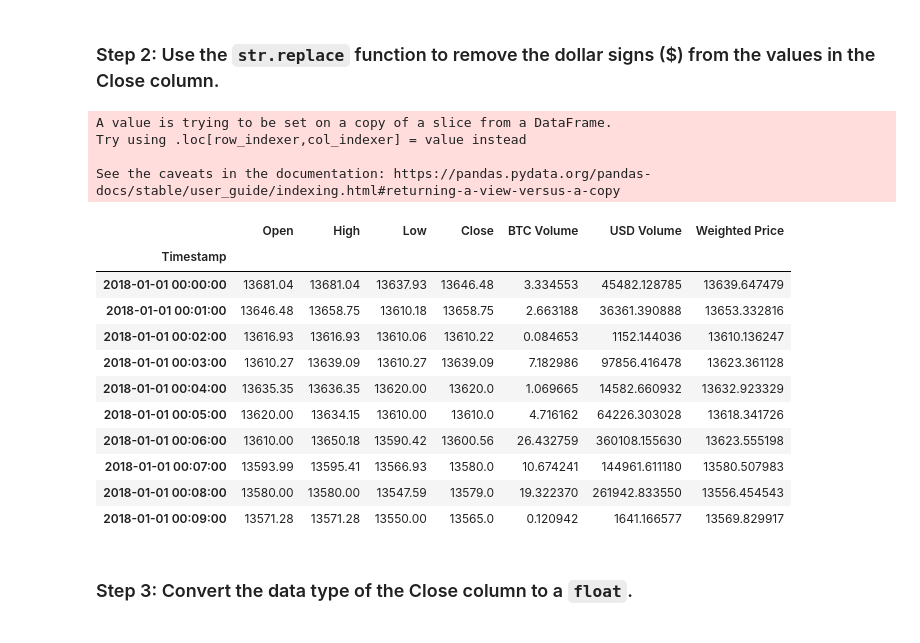
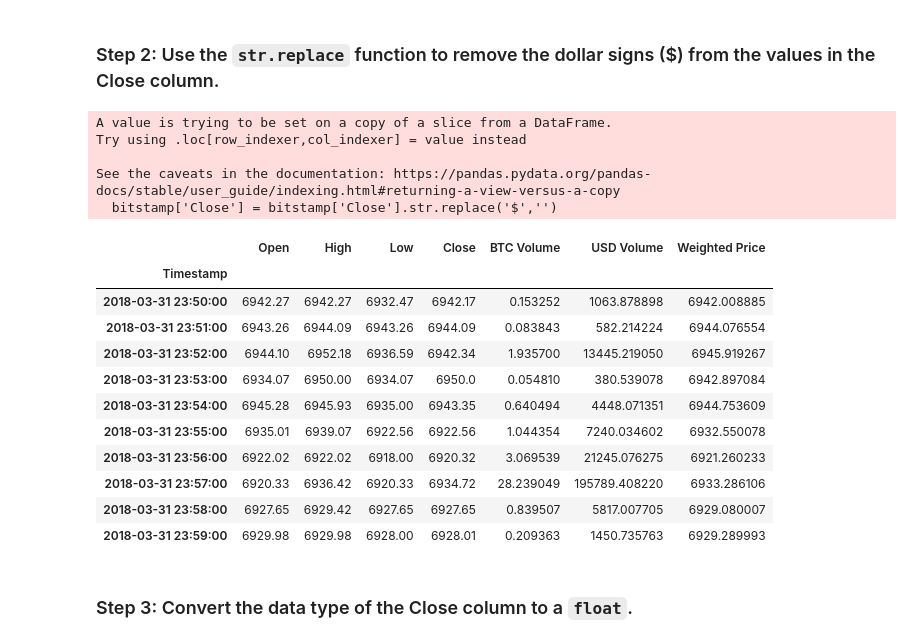
Before and after one commit to qrolston/Crypto-Arbitrage, a Jupyter notebook: crypto_arbitrage.ipynb, the cells around one changed output. Saved outputs shown, nothing was run; the diff lists cells and outputs as text; code cells hidden in the pictures.

```diff
--- a/crypto_arbitrage.ipynb
+++ b/crypto_arbitrage.ipynb
@@ -128,26 +128,27 @@ bitstamp = bitstamp.dropna()
 # %%
 # Use the str.replace function to remove the dollar sign, $
 bitstamp['Close'] = bitstamp['Close'].str.replace('$','')
 
 #verifying that $s were removed
-bitstamp.head(10)
+bitstamp.tail(10)
 # %% [output]
 A value is trying to be set on a copy of a slice from a DataFrame.
 Try using .loc[row_indexer,col_indexer] = value instead
 
 See the caveats in the documentation: https://pandas.pydata.org/pandas-docs/stable/user_guide/indexing.html#returning-a-view-versus-a-copy
+  bitstamp['Close'] = bitstamp['Close'].str.replace('$','')
 |  | Open | High | Low | Close | BTC Volume | USD Volume | Weighted Price |
 | Timestamp |  |  |  |  |  |  |  |
-| 2018-01-01 00:00:00 | 13681.04 | 13681.04 | 13637.93 | 13646.48 | 3.334553 | 45482.128785 | 13639.647479 |
-| 2018-01-01 00:01:00 | 13646.48 | 13658.75 | 13610.18 | 13658.75 | 2.663188 | 36361.390888 | 13653.332816 |
-| 2018-01-01 00:02:00 | 13616.93 | 13616.93 | 13610.06 | 13610.22 | 0.084653 | 1152.144036 | 13610.136247 |
-| 2018-01-01 00:03:00 | 13610.27 | 13639.09 | 13610.27 | 13639.09 | 7.182986 | 97856.416478 | 13623.361128 |
-| 2018-01-01 00:04:00 | 13635.35 | 13636.35 | 13620.00 | 13620.0 | 1.069665 | 14582.660932 | 13632.923329 |
-| 2018-01-01 00:05:00 | 13620.00 | 13634.15 | 13610.00 | 13610.0 | 4.716162 | 64226.303028 | 13618.341726 |
-| 2018-01-01 00:06:00 | 13610.00 | 13650.18 | 13590.42 | 13600.56 | 26.432759 | 360108.155630 | 13623.555198 |
-| 2018-01-01 00:07:00 | 13593.99 | 13595.41 | 13566.93 | 13580.0 | 10.674241 | 144961.611180 | 13580.507983 |
-| 2018-01-01 00:08:00 | 13580.00 | 13580.00 | 13547.59 | 13579.0 | 19.322370 | 261942.833550 | 13556.454543 |
-| 2018-01-01 00:09:00 | 13571.28 | 13571.28 | 13550.00 | 13565.0 | 0.120942 | 1641.166577 | 13569.829917 |
+| 2018-03-31 23:50:00 | 6942.27 | 6942.27 | 6932.47 | 6942.17 | 0.153252 | 1063.878898 | 6942.008885 |
+| 2018-03-31 23:51:00 | 6943.26 | 6944.09 | 6943.26 | 6944.09 | 0.083843 | 582.214224 | 6944.076554 |
+| 2018-03-31 23:52:00 | 6944.10 | 6952.18 | 6936.59 | 6942.34 | 1.935700 | 13445.219050 | 6945.919267 |
+| 2018-03-31 23:53:00 | 6934.07 | 6950.00 | 6934.07 | 6950.0 | 0.054810 | 380.539078 | 6942.897084 |
+| 2018-03-31 23:54:00 | 6945.28 | 6945.93 | 6935.00 | 6943.35 | 0.640494 | 4448.071351 | 6944.753609 |
+| 2018-03-31 23:55:00 | 6935.01 | 6939.07 | 6922.56 | 6922.56 | 1.044354 | 7240.034602 | 6932.550078 |
+| 2018-03-31 23:56:00 | 6922.02 | 6922.02 | 6918.00 | 6920.32 | 3.069539 | 21245.076275 | 6921.260233 |
+| 2018-03-31 23:57:00 | 6920.33 | 6936.42 | 6920.33 | 6934.72 | 28.239049 | 195789.408220 | 6933.286106 |
+| 2018-03-31 23:58:00 | 6927.65 | 6929.42 | 6927.65 | 6927.65 | 0.839507 | 5817.007705 | 6929.080007 |
+| 2018-03-31 23:59:00 | 6929.98 | 6929.98 | 6928.00 | 6928.01 | 0.209363 | 1450.735763 | 6929.289993 |
 # %% [markdown]
 ### Step 3: Convert the data type of the Close column to a `float`.
 # %%
```
Also changed, not shown: parts of 37 cells of this notebook.
